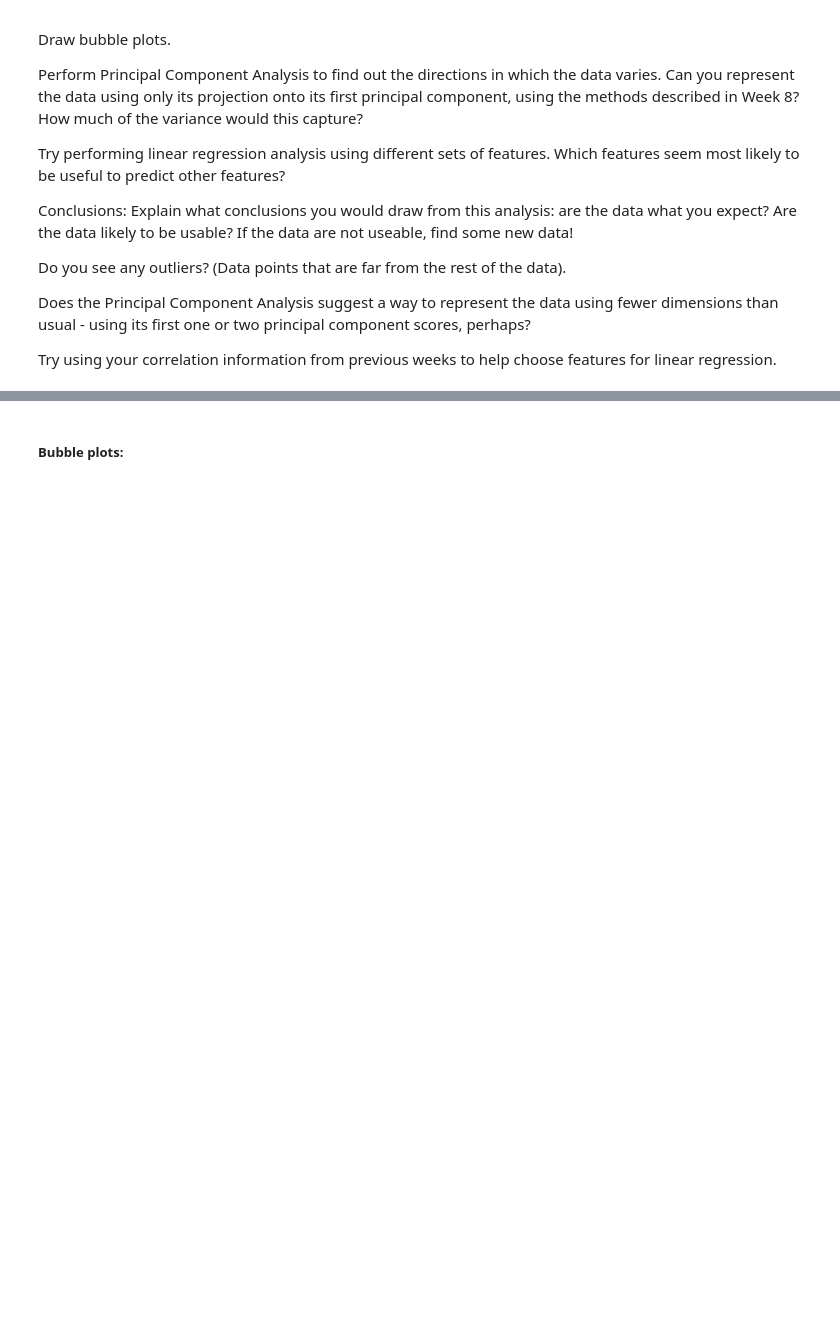
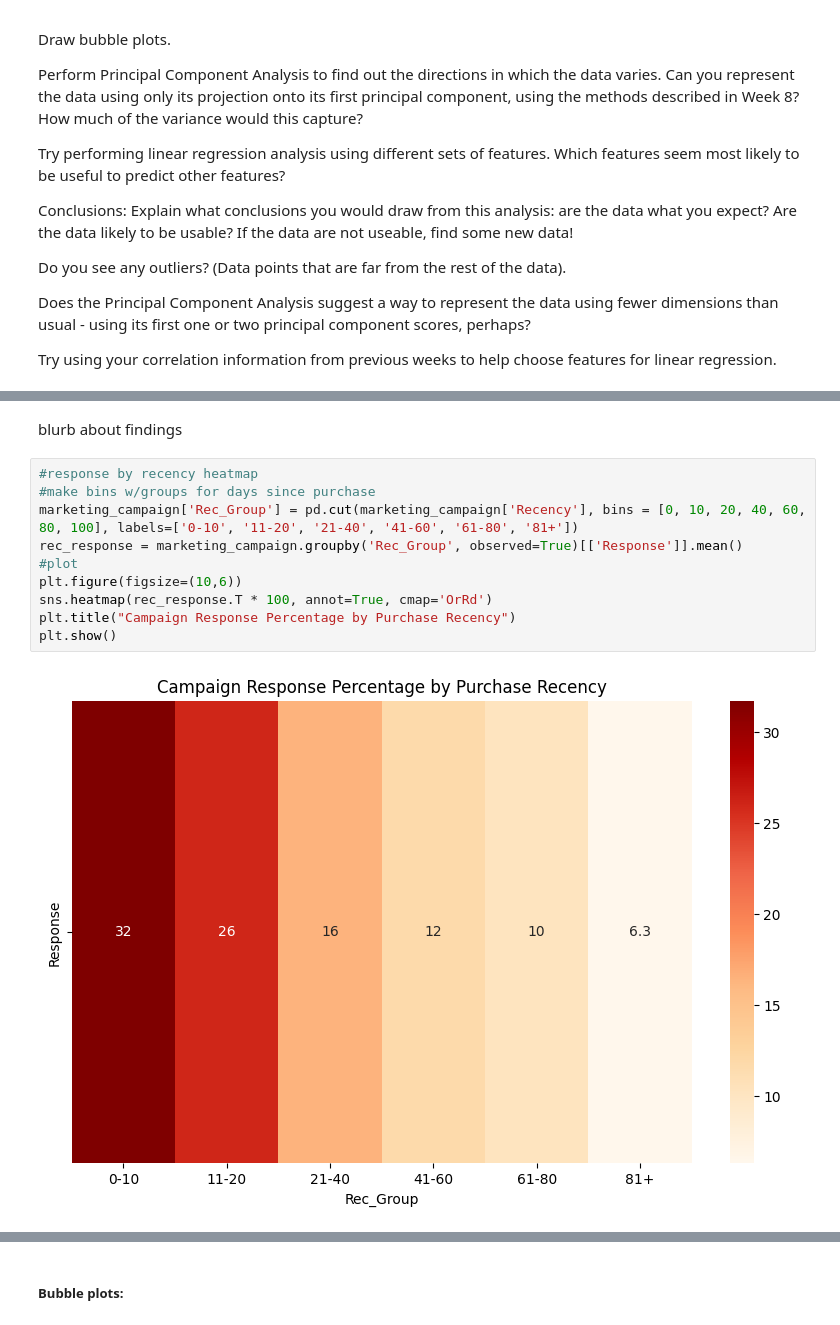
Before and after one commit to paumar2/DX699-MODB2, a Jupyter notebook: Week9.ipynb, the cells around one changed output, grey strips where cells are left out. Cells and saved outputs as stored; diff of their text form; blank space fills up the shorter version.

```diff
--- a/Week9.ipynb
+++ b/Week9.ipynb
@@ -68,0 +119,14 @@ Try using your correlation information from previous weeks to help choose featur
+# %% [markdown]
+blurb about findings
+# %%
+#response by recency heatmap
+#make bins w/groups for days since purchase
+marketing_campaign['Rec_Group'] = pd.cut(marketing_campaign['Recency'], bins = [0, 10, 20, 40, 60, 80, 100], labels=['0-10', '11-20', '21-40', '41-60', '61-80', '81+'])
+rec_response = marketing_campaign.groupby('Rec_Group', observed=True)[['Response']].mean()
+#plot
+plt.figure(figsize=(10,6))
+sns.heatmap(rec_response.T * 100, annot=True, cmap='OrRd')
+plt.title("Campaign Response Percentage by Purchase Recency")
+plt.show()
+# %% [output]
+[figure, added]
```
Also changed, not shown: parts of 6 cells of this notebook.
